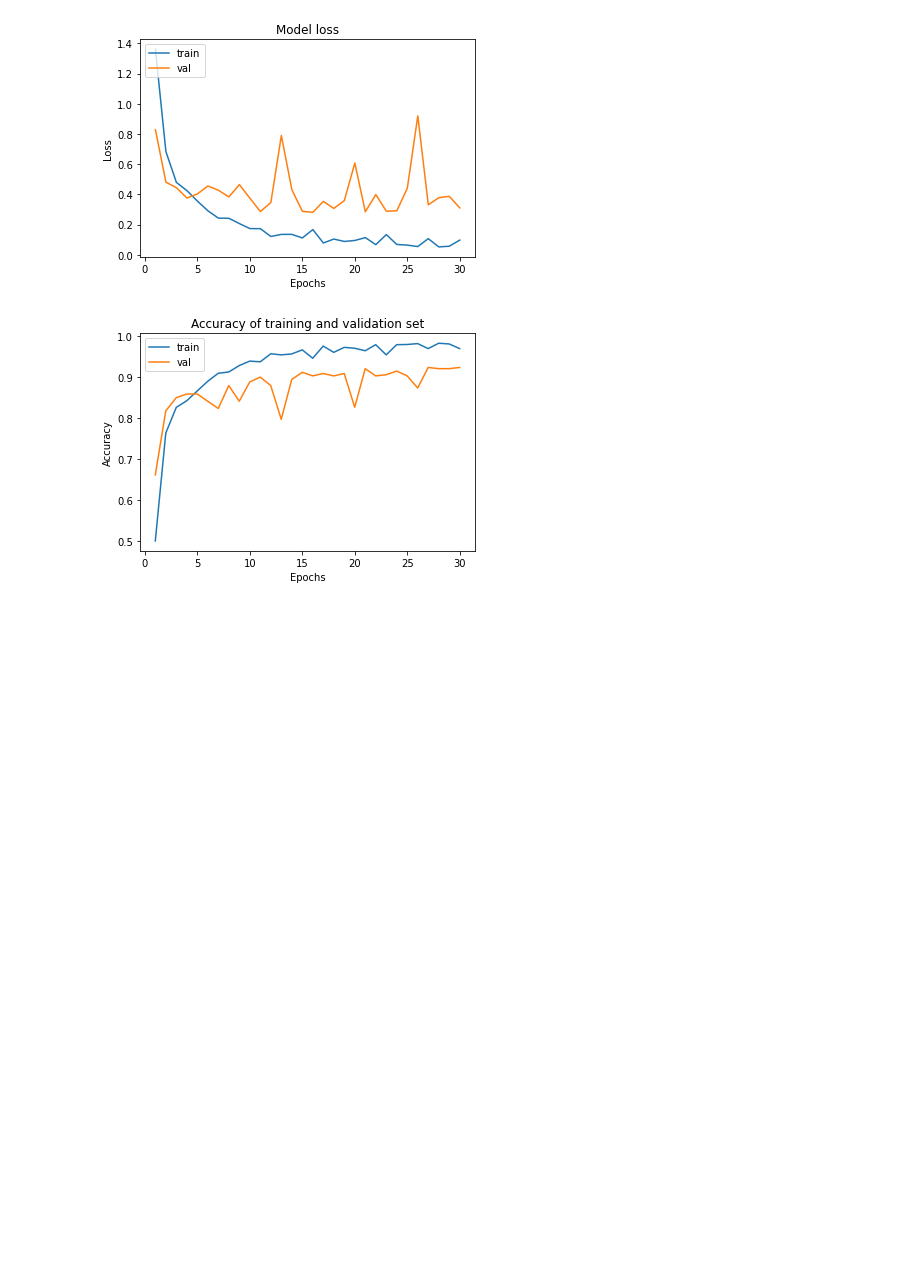
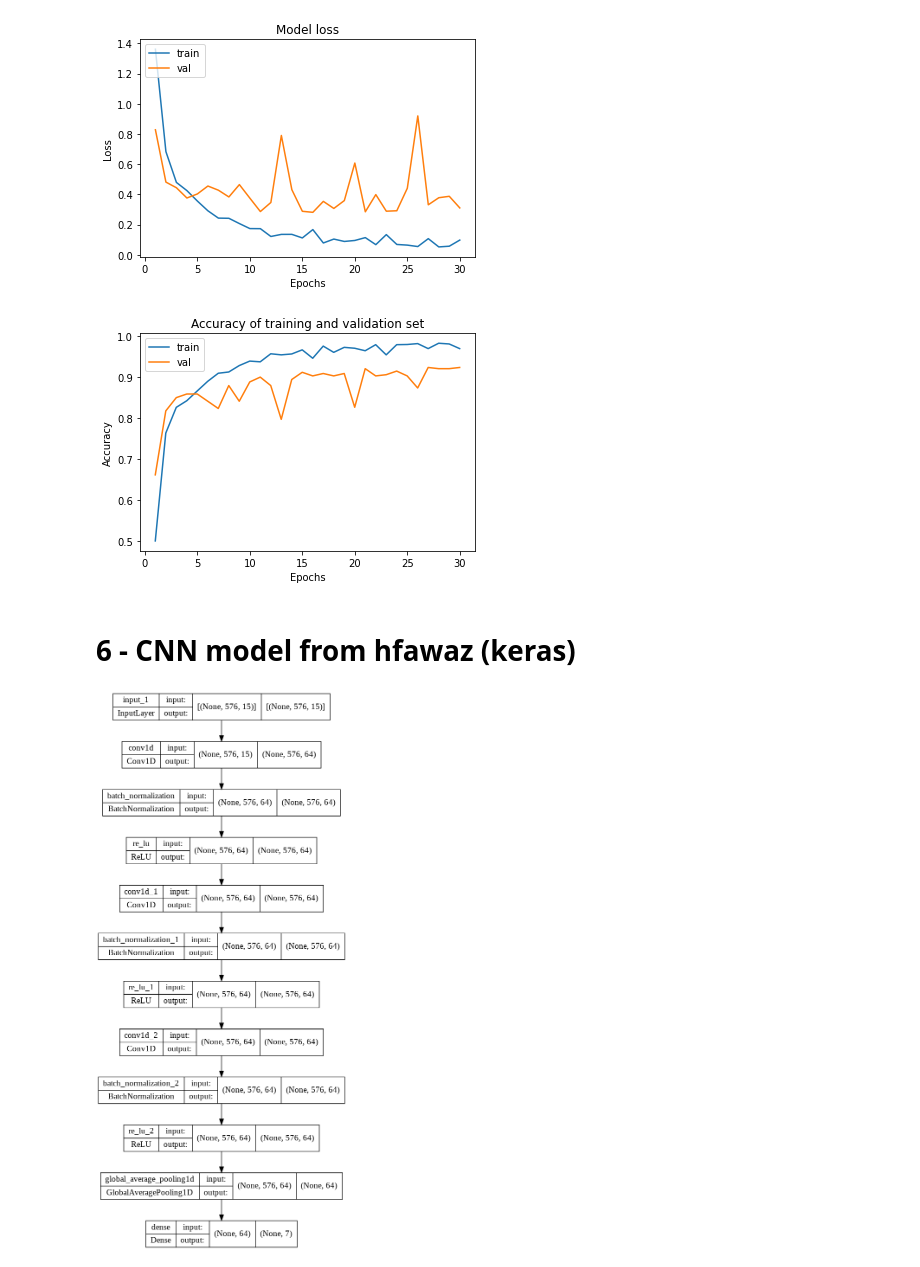
Before and after one commit to SamTremblay18/Hockey-Shot-Classification, a Jupyter notebook: CNN_Method2.ipynb, the cells around one changed output. Saved outputs shown, nothing was run; the diff lists cells and outputs as text; code cells hidden in the pictures; blank space fills up the shorter version.

```diff
--- a/CNN_Method2.ipynb
+++ b/CNN_Method2.ipynb
@@ -90,3 +91,32 @@ plt.show()
 # %% [output]
 [figure]
 [figure]
+# %% [markdown]
+# 6 - CNN model from hfawaz (keras)
+# %%
+def make_model(input_shape):
+    input_layer = keras.layers.Input(input_shape)
+
+    conv1 = keras.layers.Conv1D(filters=64, kernel_size=3, padding="same")(input_layer)
+    conv1 = keras.layers.BatchNormalization()(conv1)
+    conv1 = keras.layers.ReLU()(conv1)
+
+    conv2 = keras.layers.Conv1D(filters=64, kernel_size=3, padding="same")(conv1)
+    conv2 = keras.layers.BatchNormalization()(conv2)
+    conv2 = keras.layers.ReLU()(conv2)
+
+    conv3 = keras.layers.Conv1D(filters=64, kernel_size=3, padding="same")(conv2)
+    conv3 = keras.layers.BatchNormalization()(conv3)
+    conv3 = keras.layers.ReLU()(conv3)
+
+    gap = keras.layers.GlobalAveragePooling1D()(conv3)
+
+    output_layer = keras.layers.Dense(7, activation="softmax")(gap)
+
+    return keras.models.Model(inputs=input_layer, outputs=output_layer)
+
+
+model = make_model(input_shape=X_train.shape[1:])
+keras.utils.plot_model(model, show_shapes=True)
+# %% [output]
+[figure, added]
```
Also changed, not shown: parts of 5 cells of this notebook.
